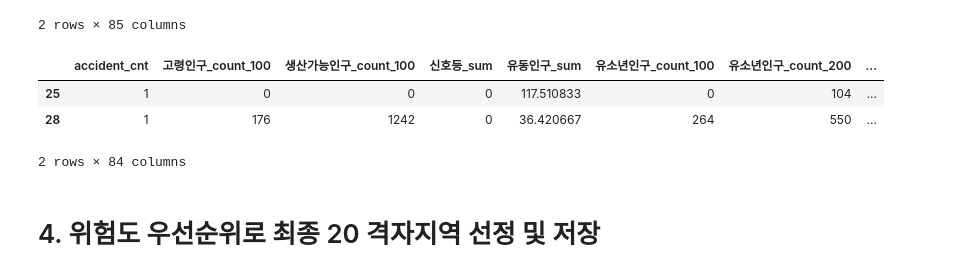
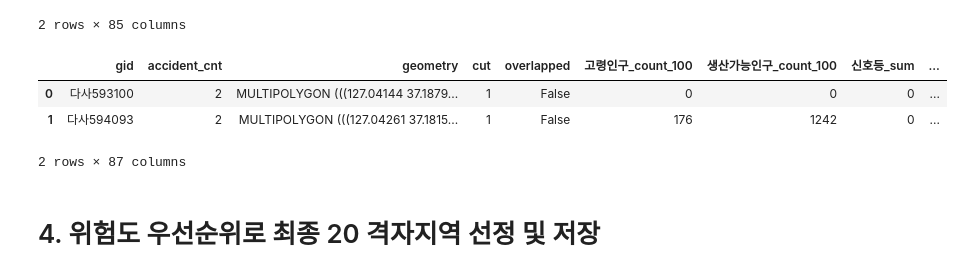
Before and after one commit to ikeven94/Osan-Si_-Identify-_TA_DangerZones, a Jupyter notebook: Submit/6.Scoring [Task1].ipynb, the cells around one changed output. Drawn from its saved outputs; the diff is of its cells as text; code cells hidden in the pictures.

```diff
--- a/Submit/6.Scoring [Task1].ipynb
+++ b/Submit/6.Scoring [Task1].ipynb
@@ -213,22 +196,17 @@ pred = ada.predict(X)
 # %%
 total['gid'] = 모든_격자.gid
 total['pred_score'] = pred
-# %%
-idx=[]
-
-for row in 후보_격자.iloc:
-    for i,line in enumerate(total.iloc):
-        if row.gid==line.gid:
-            idx.append(i)
-
-후보_격자_위험도 = total.iloc[idx].copy()
-후보_격자_위험도['위험도']=후보_격자_위험도.pred_score-후보_격자_위험도.accident_cnt
-후보_격자_위험도.head(2)
-# %% [output]
-|  | accident_cnt | 고령인구_count_100 | 생산가능인구_count_100 | 신호등_sum | 유동인구_sum | 유소년인구_count_100 | 유소년인구_count_200 | ... |
-| 25 | 1 | 0 | 0 | 0 | 117.510833 | 0 | 104 | ... |
-| 28 | 1 | 176 | 1242 | 0 | 36.420667 | 264 | 550 | ... |
-2 rows × 84 columns
+# %%
+total = pd.DataFrame(total.drop(['accident_cnt'],axis=1))
+
+후보_격자_위험도 = pd.merge(후보_격자,total,left_on='gid',right_on='gid',how='left')
+후보_격자_위험도['위험도']=후보_격자_위험도.pred_score-후보_격자_위험도.accident_cnt
+후보_격자_위험도.head(2)
+# %% [output]
+|  | gid | accident_cnt | geometry | cut | overlapped | 고령인구_count_100 | 생산가능인구_count_100 | 신호등_sum | ... |
+| 0 | 다사593100 | 2 | MULTIPOLYGON (((127.04144 37.1879... | 1 | False | 0 | 0 | 0 | ... |
+| 1 | 다사594093 | 2 | MULTIPOLYGON (((127.04261 37.1815... | 1 | False | 176 | 1242 | 0 | ... |
+2 rows × 87 columns
 # %% [markdown]
 # 4. 위험도 우선순위로 최종 20 격자지역 선정 및 저장
 # %%
```
Also changed, not shown: parts of 2 cells of this notebook, 5 other files.
